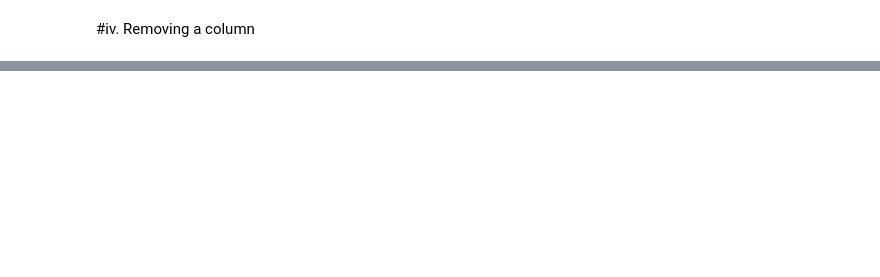
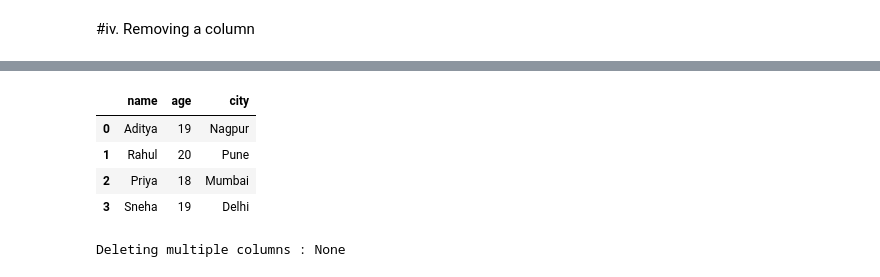
Before and after one commit to Adityadevhare/ML-learning-journey, a Jupyter notebook: Pandas.ipynb, the cells around one changed output, grey strips where cells are left out. Drawn from its saved outputs; the diff is of its cells as text; code cells hidden in the pictures; blank space fills up the shorter version.

```diff
--- a/Pandas.ipynb
+++ b/Pandas.ipynb
@@ -363,0 +379,15 @@ After removing the column :
+# %%
+df3
+#Now here you can see that the experience column is now deleted Permanently from dataframe.
+# %% [output]
+|  | name | age | city |
+| 0 | Aditya | 19 | Nagpur |
+| 1 | Rahul | 20 | Pune |
+| 2 | Priya | 18 | Mumbai |
+| 3 | Sneha | 19 | Delhi |
+# %%
+##> Now if we want to delete the 2 or columns the , we have to provide the list od column names.
+
+print(f"Deleting multiple columns : {df3.drop(['age' , 'city'] , axis=1 , inplace=True)}")
+# %% [output]
+Deleting multiple columns : None
```
Also changed, not shown: parts of 13 cells of this notebook.
